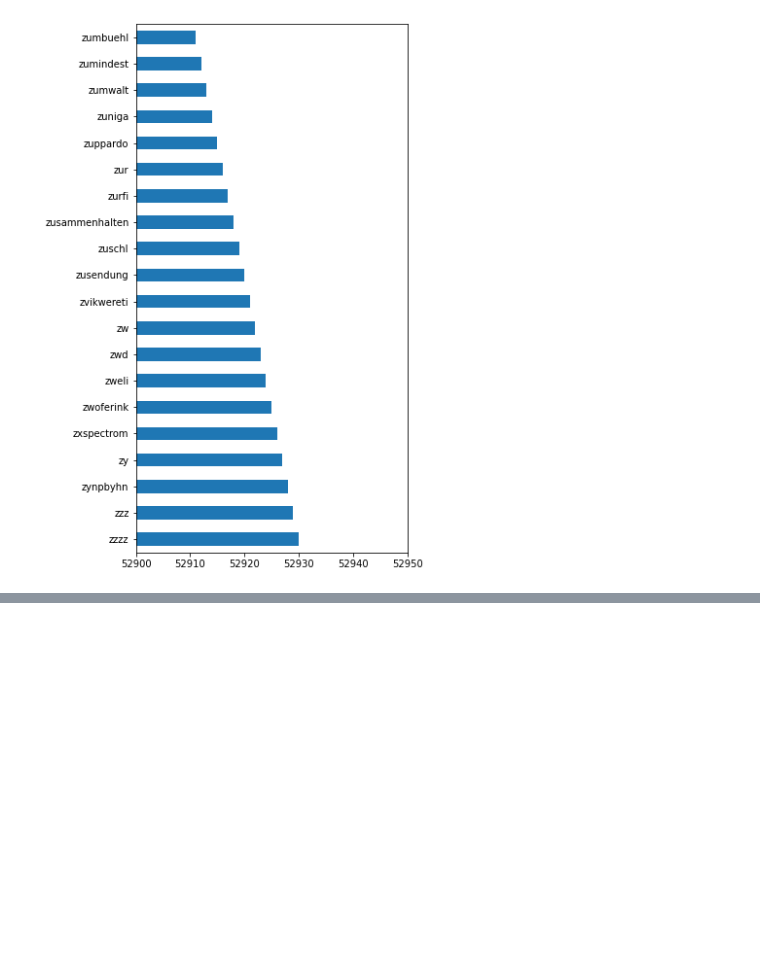
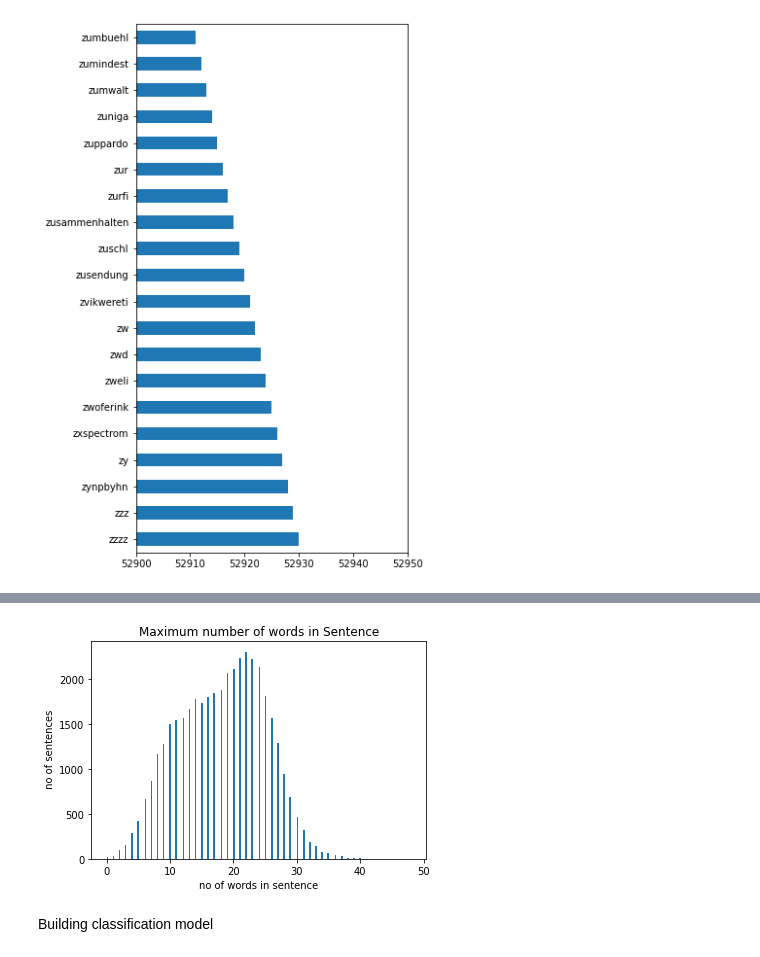
Before and after one commit to Nagasai122/Covid_sentiment_analysis, a Jupyter notebook: Covid_tweets_sentiment_analysis.ipynb, the cells around one changed output, grey strips where cells are left out. Saved outputs shown, nothing was run; the diff lists cells and outputs as text; code cells hidden in the pictures; blank space fills up the shorter version.

```diff
--- a/Covid_tweets_sentiment_analysis.ipynb
+++ b/Covid_tweets_sentiment_analysis.ipynb
@@ -744,0 +717,3 @@ tw_df.shape
+# %%
+train_data = tw_df.clean_tweet
+train_label = tw_df.Modified_sentiment
@@ -744,0 +742,9 @@ tw_df.shape
+# %%
+from tensorflow.keras.preprocessing.text import Tokenizer
+tokenizer = Tokenizer(num_words=25000)
+tokenizer.fit_on_texts(train_data)
+train_dataf= tokenizer.texts_to_sequences(train_data)
+
+word_index = tokenizer.word_index
+
+print("%s Unique tokens" %len(word_index))
@@ -744,0 +773,10 @@ tw_df.shape
+# %%
+sents_length = [len(s) for s in train_dataf]
+
+plt.title('Maximum number of words in Sentence')
+plt.xlabel('no of words in sentence')
+plt.ylabel(' no of sentences')
+plt.hist(sents_length,bins=200)
+plt.show()
+# %% [output]
+[figure, added]
@@ -744,0 +804,2 @@ tw_df.shape
+# %% [markdown]
+Building classification model
```
Also changed, not shown: parts of 21 cells of this notebook.
